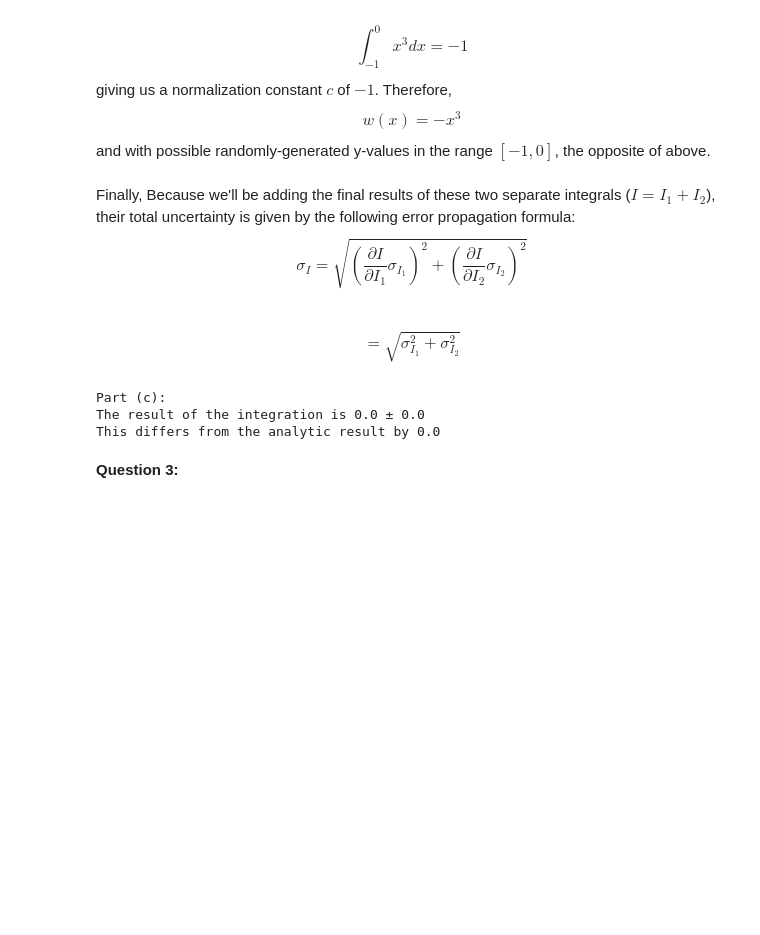
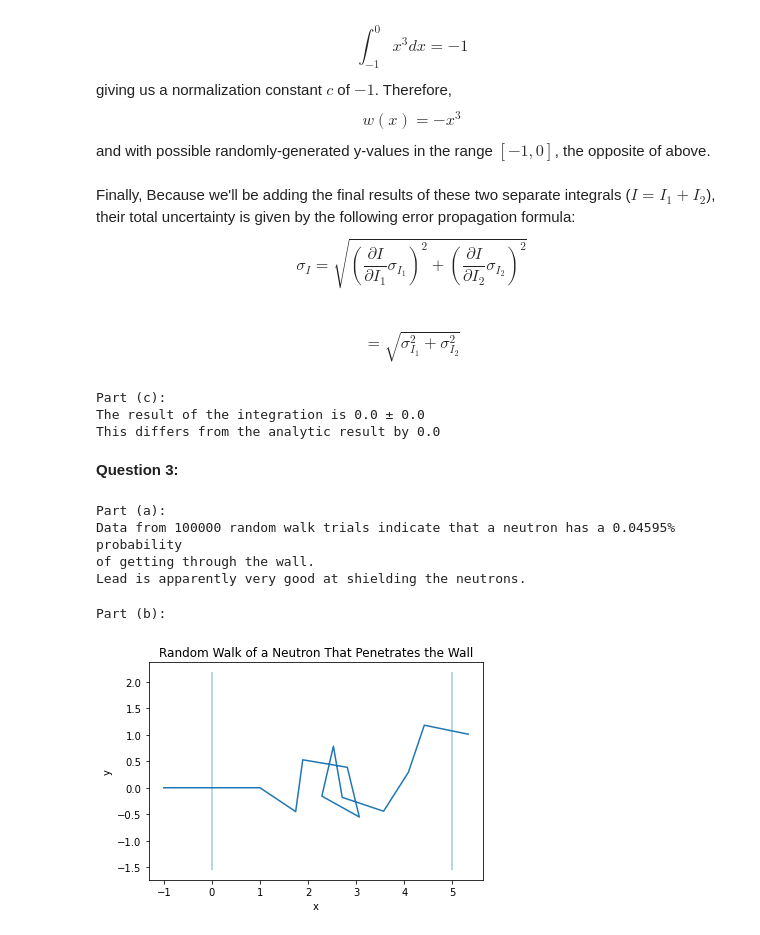
Before and after one commit to JSheare/Computational-Physics, a Jupyter notebook: Exercise Set 3.ipynb, the cells around one changed output. Saved outputs shown, nothing was run; the diff lists cells and outputs as text; code cells hidden in the pictures; blank space fills up the shorter version.

```diff
--- a/Exercise Set 3.ipynb
+++ b/Exercise Set 3.ipynb
@@ -266,0 +303,37 @@ This differs from the analytic result by 0.0
+# %%
+# Part(a):
+print('Part (a):')
+num_escaped = 0
+escaped_y_coords = np.array([])
+trials = 100000
+for i in range(trials):
+    x_coords, y_coords, escaped = two_d_random_walk(15, 5)
+    if escaped:
+        num_escaped += 1
+        escaped_y_coords = np.append(escaped_y_coords, y_coords[-1])
+
+print(f'''Data from 100000 random walk trials indicate that a neutron has a {num_escaped/100000}% probability
+of getting through the wall.''')
+print('Lead is apparently very good at shielding the neutrons.')
+# %% [output]
+Part (a):
+Data from 100000 random walk trials indicate that a neutron has a 0.04595% probability
+of getting through the wall.
+Lead is apparently very good at shielding the neutrons.
+# %%
+# Part(b):
+print('Part (b):')
+for i in range(trials):
+    x_coords, y_coords, escaped = two_d_random_walk(15, 5)
+    if escaped:
+        break
+
+plt.plot(x_coords, y_coords)
+plt.vlines([0, 5], np.amin(y_coords)-1, np.amax(y_coords)+1, alpha=0.4) # The boundaries of the wall
+plt.title('Random Walk of a Neutron That Penetrates the Wall')
+plt.xlabel('x')
+plt.ylabel('y')
+plt.show()
+# %% [output]
+Part (b):
+[figure, added]
```
Also changed, not shown: parts of 4 cells of this notebook.
